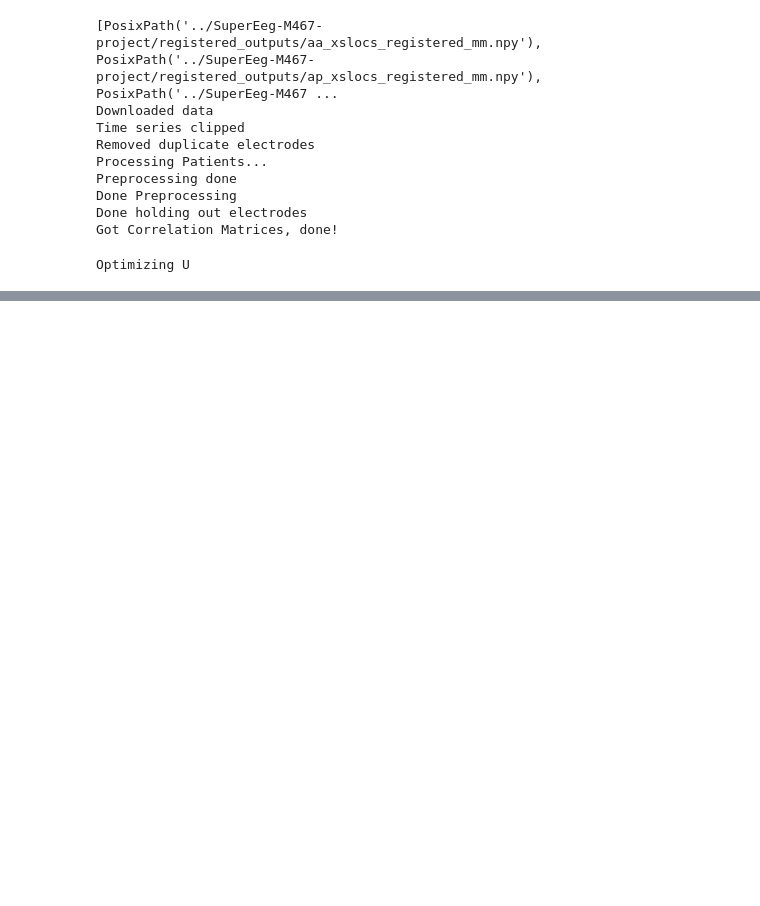
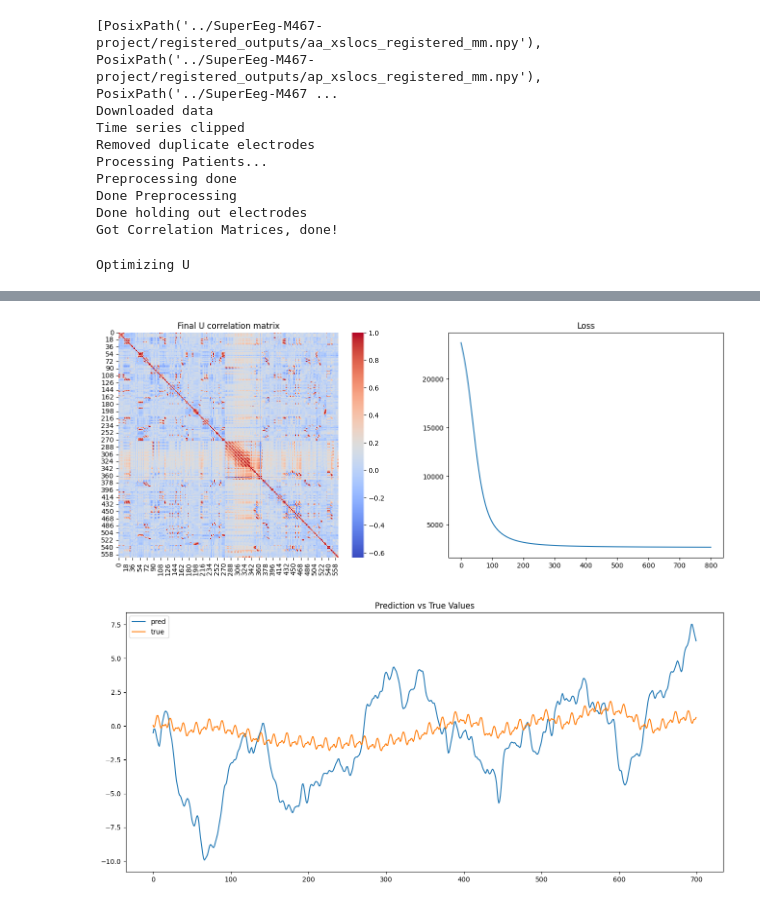
Before and after one commit to NoahWanless/SuperEeg-M467-project, a Jupyter notebook: corr_meth_1.ipynb, the cells around one changed output, grey strips where cells are left out. Cells and saved outputs as stored; diff of their text form; code cells hidden in the pictures; blank space fills up the shorter version.

```diff
--- a/corr_meth_1.ipynb
+++ b/corr_meth_1.ipynb
@@ -59,0 +71,20 @@ NameError: name 'U_det' is not defined
+# %%
+row_means = np.mean(held_out_elcs, axis=0, keepdims=True)
+row_stds = np.std(held_out_elcs, axis=0, keepdims=True)
+z_held = (held_out_elcs - row_means) / row_stds
+fig, ax = plt.subplots(1, 2, figsize=(16, 6))
+sns.heatmap(U_det@U_det.T,ax=ax[0], cmap='coolwarm')
+ax[0].set_title('Final U correlation matrix')
+ax[1].plot(loss)
+ax[1].set_title('Loss')
+plt.show()
+
+plt.figure(figsize=(16, 7))
+plt.title('Prediction vs True Values')
+plt.plot(pred[9000:9700,0],label='pred')
+plt.plot(z_held[9000:9700,0],label='true')
+plt.legend()
+plt.show()
+# %% [output]
+[figure, added]
+[figure, added]
```
Also changed, not shown: parts of 2 cells of this notebook, 4 other files.
